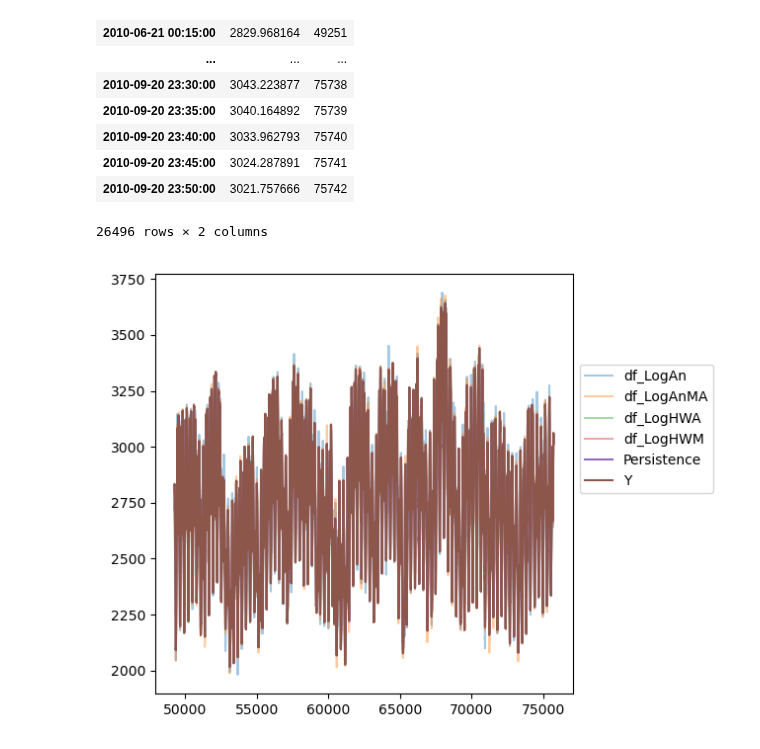
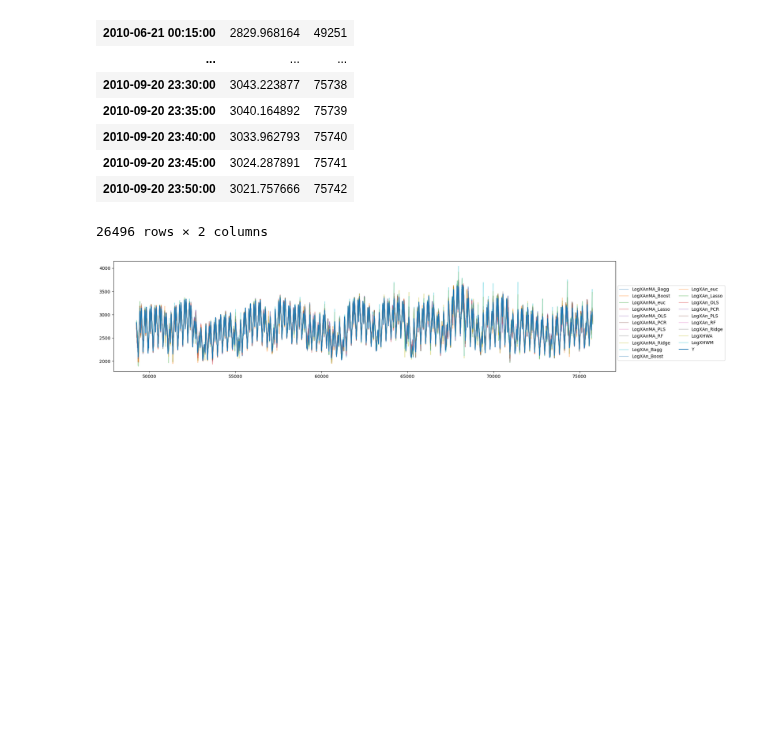
Before and after one commit to urieliram/analog, a Jupyter notebook: test.ipynb, the cells around one changed output. Saved outputs shown, nothing was run; the diff lists cells and outputs as text; code cells hidden in the pictures; blank space fills up the shorter version.

Commit message:
Visualizaciones con ciclos de lectura de archivos

```diff
--- a/test.ipynb
+++ b/test.ipynb
@@ -119,0 +72,26 @@ memory usage: 1.0 MB
+# %%
+directory = 'results/data/Season A'
+dict_df = {}
+for filename in os.listdir(directory):
+    f = os.path.join(directory, filename)
+    model_name = filename.split('.')[0]
+    print(model_name)
+    if 'X' in filename or 'HW' in filename:
+        df = pd.read_csv(f, header=None)
+        df.columns = ['index', 't_pred', 'y_pred']
+        if 'X' in filename:
+            df['index'] = range(49247, 49247 + 26520)
+    else:
+        df = pd.read_csv(f, header=None)
+        df.columns = ['index', 't_pred', 'y_pred', 't_sel', 't_corr']
+
+    df['model'] = model_name
+    if df['y_pred'].dtype == 'object':
+        df['y_pred'] = df['y_pred'].str.replace('[', '')
+        df['y_pred'] = df['y_pred'].str.replace(']', '')
+    df['y_pred'] = pd.to_numeric(df['y_pred'])
+    df.set_index('index', inplace = True)
+
+    dict_df.update({
+        model_name : df
+    })
@@ -139,19 +144,18 @@ df_serie4_per
 | 2010-09-20 23:50:00 | 3021.757666 | 75742 |
 26496 rows × 2 columns
 # %%
-plt.figure()
-plt.plot(df_LogAn.y_pred, label='df_LogAn', alpha = 0.4)
-plt.plot(df_LogAnMA.y_pred, label='df_LogAnMA', alpha = 0.4)
-plt.plot(df_LogHWA.y_pred, label='df_LogHWA', alpha = 0.4)
-plt.plot(df_LogHWM.y_pred, label='df_LogHWM', alpha = 0.4)
+plt.figure(figsize=(20, 4))
+for k in dict_df.keys():
+    if 'X' in k:
+        plt.plot(dict_df[k].y_pred, label=k, alpha = 0.4)
 
-plt.plot(df_serie4_per['index'], df_serie4_per.SERIE4, label='Persistence')
+#plt.plot(df_serie4_per['index'], df_serie4_per.SERIE4, label='Persistence')
 
 plt.plot(df_serie4_sel['index'], df_serie4_sel.SERIE4, label='Y')
 
-plt.legend(bbox_to_anchor=(1, 0.8))
+plt.legend(bbox_to_anchor=(1, 0.8), ncol = 2)
 plt.tight_layout()
 plt.show()
 # %% [output]
-[figure, old version]
+[figure, new version]
 # %%
```
Also changed, not shown: parts of 23 cells of this notebook.
